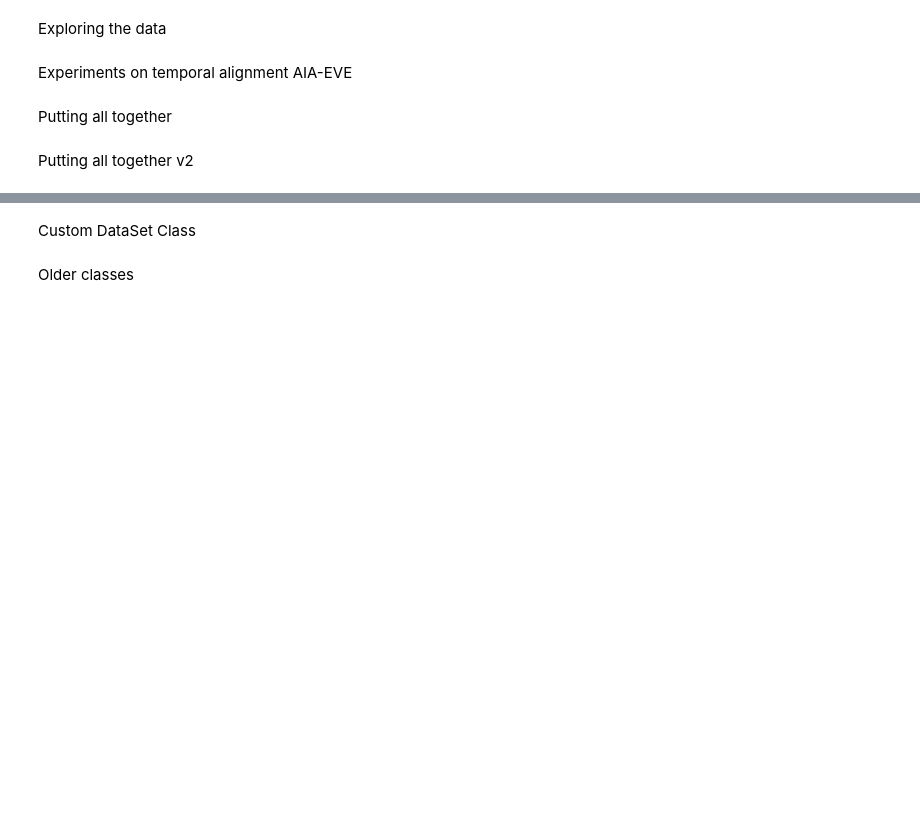
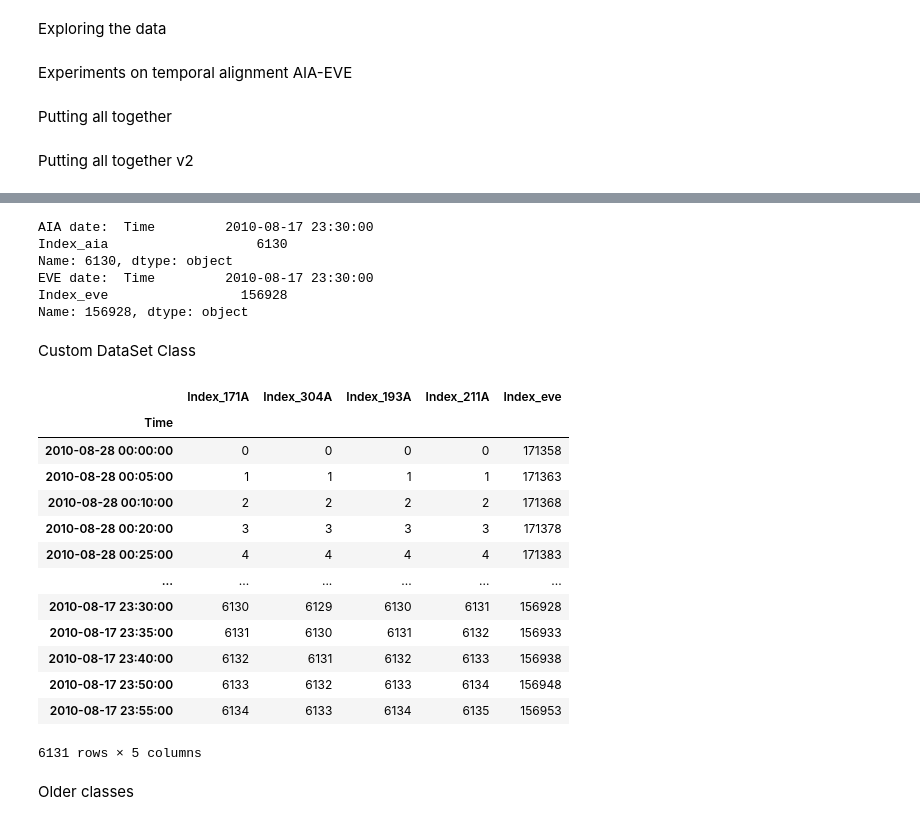
Before and after one commit to FrontierDevelopmentLab/2023-FDL-X-ARD-EVE, a Jupyter notebook: src/irradiance/zarr-experiments.ipynb, the cells around one changed output, grey strips where cells are left out. Saved outputs shown, nothing was run; the diff lists cells and outputs as text; code cells hidden in the pictures; blank space fills up the shorter version.

Commit message:
Implementation of dataset class WIP

```diff
--- a/src/irradiance/zarr-experiments.ipynb
+++ b/src/irradiance/zarr-experiments.ipynb
@@ -249,7 +282,14 @@ join_series
 # %%
 # printing paired value to confirm they are matching
-print("AIA date: ", df_t_aia.iloc[6126])
-print("EVE date: ", df_t_eve.iloc[156905])
+print("AIA date: ", df_t_aia.iloc[6130])
+print("EVE date: ", df_t_eve.iloc[156928])
+# %% [output]
+AIA date:  Time         2010-08-17 23:30:00
+Index_aia                   6130
+Name: 6130, dtype: object
+EVE date:  Time         2010-08-17 23:30:00
+Index_eve                 156928
+Name: 156928, dtype: object
 # %%
 # ignore this
 #a = np.arange(1,10)
@@ -287,9 +327,12 @@ class ZarrIrradianceDataset(Dataset):
         self.ions = ions
         self.cadence = freq
         self.transformations = transformations
+        # get data from path
+        self.aia_data = zarr.DirectoryStore(self.aia_zarr_path)
+        self.eve_data = zarr.DirectoryStore(self.eve_zarr_path)
 
         # DO temporal alignment here
-
+        self.aligndata = self.__aligntime__()
         # transform original zarr to dask (unsure of this though)
 
         # extract from the original dataset the values corresponding to the indexes output of the temporal alignment
@@ -299,7 +342,7 @@ class ZarrIrradianceDataset(Dataset):
 
 
     def __len__(self):
-        return len(self.euv_paths)
+        return self.aligndata.shape[0]
 
     # description: it  loads and returns a sample from the dataset at the given index
     def __getitem__(self, idx):
@@ -329,4 +372,53 @@ class ZarrIrradianceDataset(Dataset):
         for each aia dataset, and last column the indexes for the eve dataset.
 
         """
-        return
+        # get zarr group
+        root_aia = zarr.group(self.aia_data)
+        root_eve = zarr.group(self.eve_data)
+
+        # select data from zarr
+        for i,wavelength in enumerate(self.wavelengths):
+            aia_channel = root_aia['2010'][wavelength]
+
+            # get observation time
+            t_obs_aia_channel = aia_channel.attrs['T_OBS']
+
+            # transform to DataFrame
+            # AIA
+            df_t_aia =pd.DataFrame({'Time': pd.to_datetime(t_obs_aia_channel), f'Index_{wavelength}': np.arange(0,len(t_obs_aia_channel))})
+            df_t_aia['Time'] = pd.to_datetime(df_t_aia['Time']).dt.tz_localize(None) # this is needed for timezone-naive type
+            df_t_aia['Time'] = df_t_aia['Time'].dt.round(self.cadence) # the cadence will be a user input
+            df_t_obs_aia = df_t_aia.drop_duplicates(subset='Time', keep='first') # removing potential duplicates derived by rounding
+            df_t_obs_aia.set_index('Time', inplace = True) # seting time as index
+            if i == 0:
+                join_series = df_t_obs_aia
+            else:
+                join_series = join_series.join(df_t_obs_aia, how='inner')
+
+        t_obs_eve_channel = np.array(da.from_array(root_eve['MEGS-A']['Time'])).tolist()
+        df_t_eve =pd.DataFrame({'Time': pd.to_datetime(t_obs_eve_channel), 'Index_eve': np.arange(0,len(t_obs_eve_channel))})
+        df_t_eve['Time'] = pd.to_datetime(df_t_eve['Time'])
+        df_t_eve['Time'] = df_t_eve['Time'].dt.round(self.cadence)
+        df_t_obs_eve = df_t_eve.drop_duplicates(subset='Time', keep='first')
+        df_t_obs_eve.set_index('Time', inplace = True)
+        join_series = join_series.join(df_t_obs_eve, how='inner')
+
+        return join_series
+# %%
+dataset = ZarrIrradianceDataset('/mnt/sdomlv2_small/sdomlv2_small.zarr', '/mnt/sdomlv2_small/sdomlv2_eve.zarr', ['171A','304A','193A','211A'], ['C III'], '5min', transformations=None)
+dataset.aligndata
+# %% [output]
+|  | Index_171A | Index_304A | Index_193A | Index_211A | Index_eve |
+| Time |  |  |  |  |  |
+| 2010-08-28 00:00:00 | 0 | 0 | 0 | 0 | 171358 |
+| 2010-08-28 00:05:00 | 1 | 1 | 1 | 1 | 171363 |
+| 2010-08-28 00:10:00 | 2 | 2 | 2 | 2 | 171368 |
+| 2010-08-28 00:20:00 | 3 | 3 | 3 | 3 | 171378 |
+| 2010-08-28 00:25:00 | 4 | 4 | 4 | 4 | 171383 |
+| ... | ... | ... | ... | ... | ... |
+| 2010-08-17 23:30:00 | 6130 | 6129 | 6130 | 6131 | 156928 |
+| 2010-08-17 23:35:00 | 6131 | 6130 | 6131 | 6132 | 156933 |
+| 2010-08-17 23:40:00 | 6132 | 6131 | 6132 | 6133 | 156938 |
+| 2010-08-17 23:50:00 | 6133 | 6132 | 6133 | 6134 | 156948 |
+| 2010-08-17 23:55:00 | 6134 | 6133 | 6134 | 6135 | 156953 |
+6131 rows × 5 columns
```
Also changed, not shown: parts of 3 cells of this notebook.
